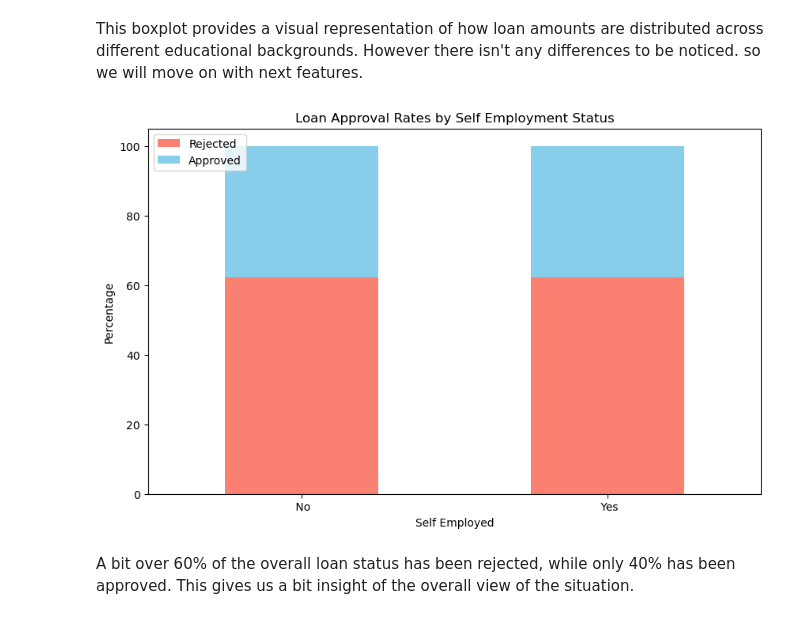
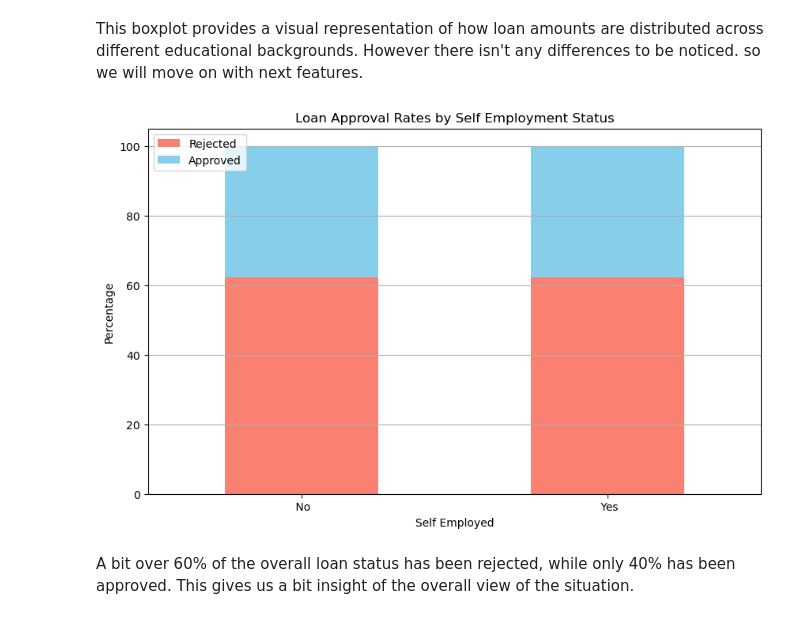
Before and after one commit to Group-6-Software-Development/Data-Handling-and-Machine-Learning, a Jupyter notebook: Home Assignments/Task 6 - Project.ipynb, the cells around one changed output. Drawn from its saved outputs; the diff is of its cells as text; code cells hidden in the pictures.

```diff
--- a/Home Assignments/Task 6 - Project.ipynb
+++ b/Home Assignments/Task 6 - Project.ipynb
@@ -146,16 +145,28 @@ plt.show()
 # %% [markdown]
 This boxplot provides a visual representation of how loan amounts are distributed across different educational backgrounds. However there isn't any differences to be noticed. so we will move on with next features.
 # %%
+# Calculate loan approval rates by self-employment status
 loan_approval_by_self_employed = df.groupby(' self_employed')[' loan_status'].value_counts(normalize=True).unstack() * 100
+
+# Plot the bar chart
 loan_approval_by_self_employed.plot(kind='bar', stacked=True, figsize=(10, 6), color=['salmon', 'skyblue'])
+
+# Add labels and title
 plt.xlabel('Self Employed')
 plt.ylabel('Percentage')
 plt.title('Loan Approval Rates by Self Employment Status')
 plt.legend(['Rejected', 'Approved'], loc='upper left')
+
+# Add grid lines
+plt.grid(True, axis='y')
+
+# Set x-ticks rotation
 plt.xticks(rotation=0)
+
+# Display the plot
 plt.show()
 # %% [output]
-[figure, old version]
+[figure, new version]
 # %% [markdown]
 A bit over 60% of the overall loan status has been rejected, while only 40% has been approved. This gives us a bit insight of the overall view of the situation.
 # %% [markdown]
```
Also changed, not shown: parts of 8 cells of this notebook.
